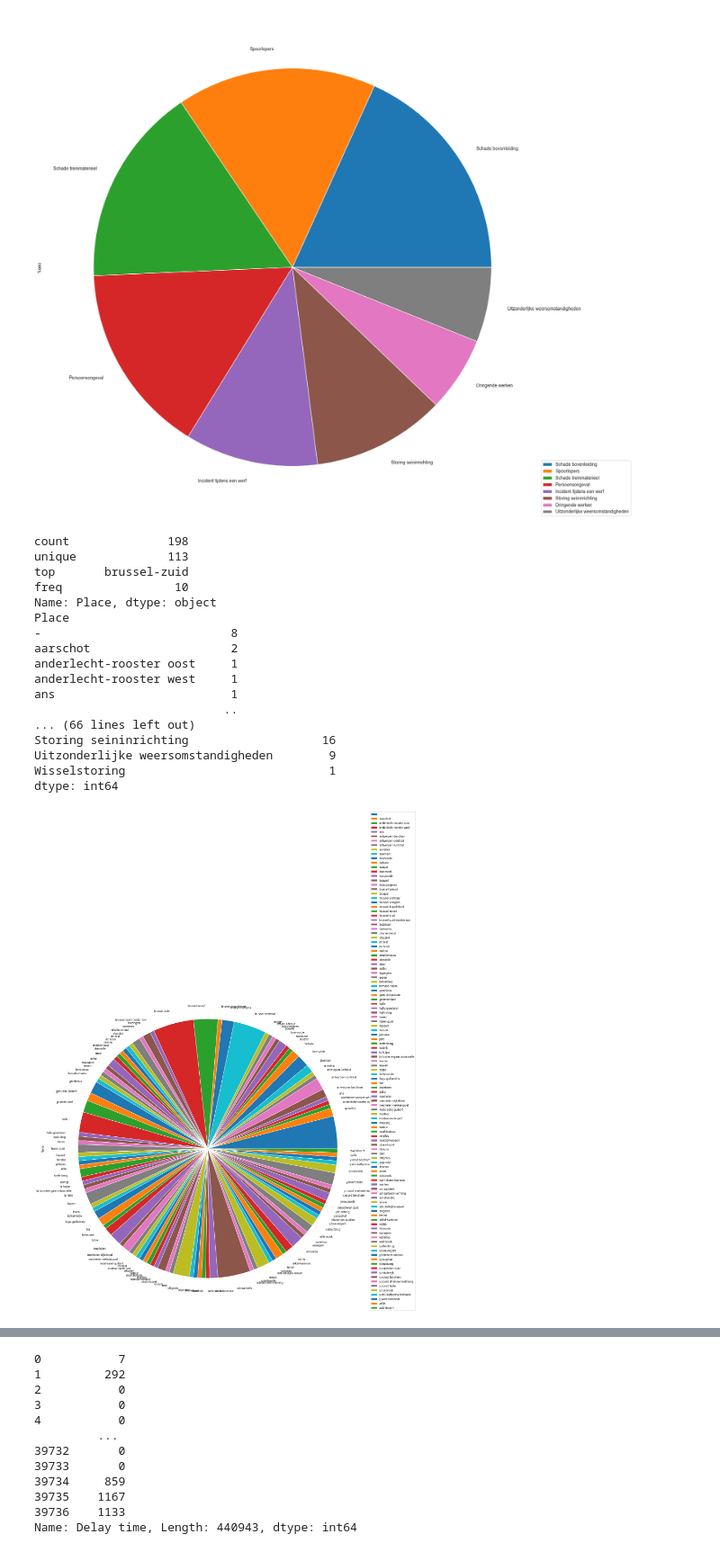
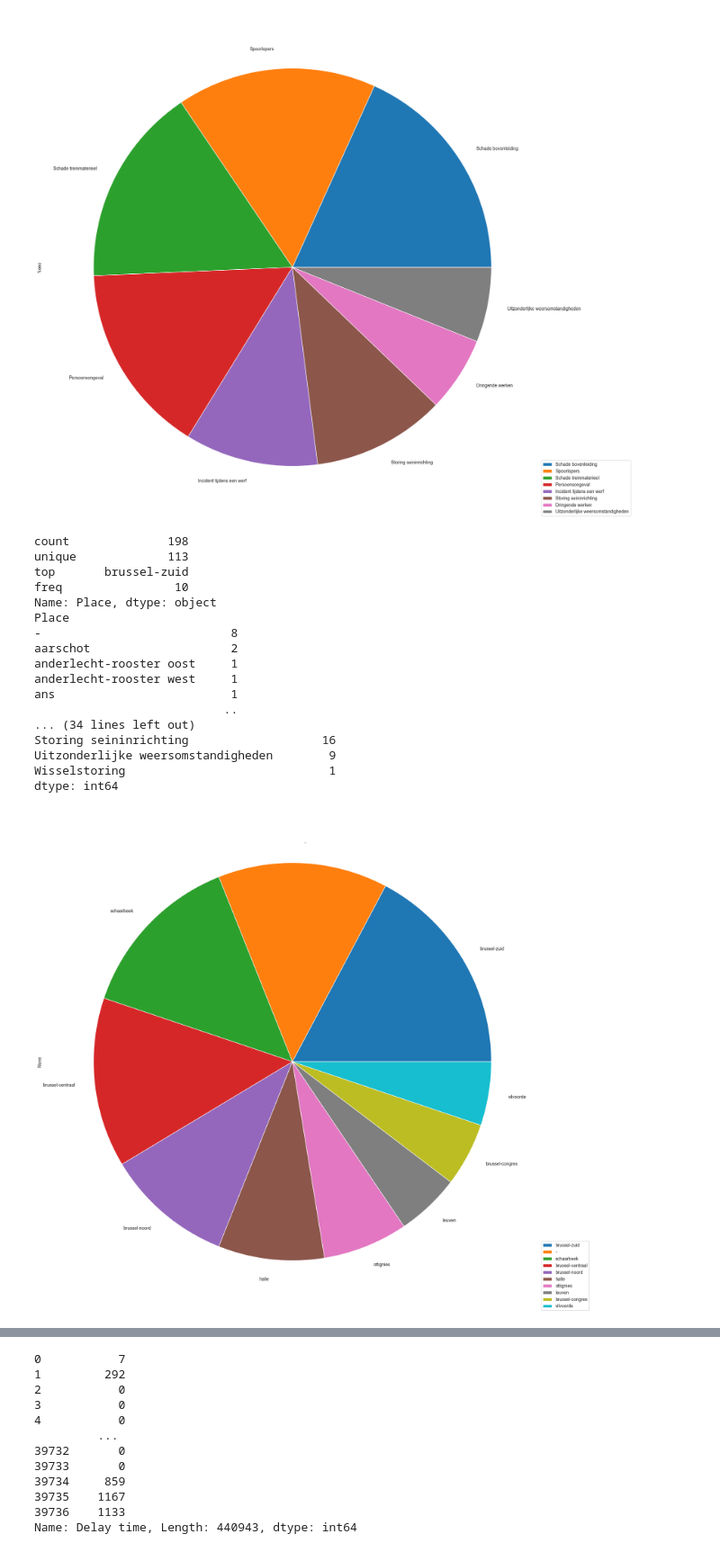
Before and after one commit to Seoyangsam/ACRM, a Jupyter notebook: src/Q18.ipynb, the cells around one changed output, grey strips where cells are left out. Shown at 90% size. Cells and saved outputs as stored; diff of their text form; code cells hidden in the pictures.

```diff
--- a/src/Q18.ipynb
+++ b/src/Q18.ipynb
@@ -50,37 +50,37 @@ print(data.incidents["Place"].describe())
 print(data.incidents.groupby('Place').size())
 plt.figure(figsize=(20,20))
 incidents_location = pd.Series(data.incidents.groupby('Place').size())
+incidents_location = incidents_location.sort_values(ascending=False).head(10)
 incidents_location.plot.pie()
 print(data.incidents.groupby('Description of the incident').size())
 incidents_type = pd.Series(data.incidents.groupby('Description of the incident').size())
-print(incidents_type)
 
 #incidents_type.plot.pie()
 num1 = 1
 num2 = 0
 num3 = 3
 num4 = 0
 plt.legend(bbox_to_anchor=(num1, num2), loc=num3, borderaxespad=num4)
 plt.show()
 # %% [output]
 count              198
 unique             113
 top       brussel-zuid
 freq                10
 Name: Place, dtype: object
 Place
 -                           8
 aarschot                    2
 anderlecht-rooster oost     1
 anderlecht-rooster west     1
 ans                         1
                            ..
-... (66 lines left out)
+... (34 lines left out)
 Storing seininrichting                   16
 Uitzonderlijke weersomstandigheden        9
 Wisselstoring                             1
 dtype: int64
-[figure, old version]
+[figure, new version]
 # %%
 map_df = gpd.read_file('../../Data/BELGIUM_-_Municipalities.shp')
 map_df.head()
```
